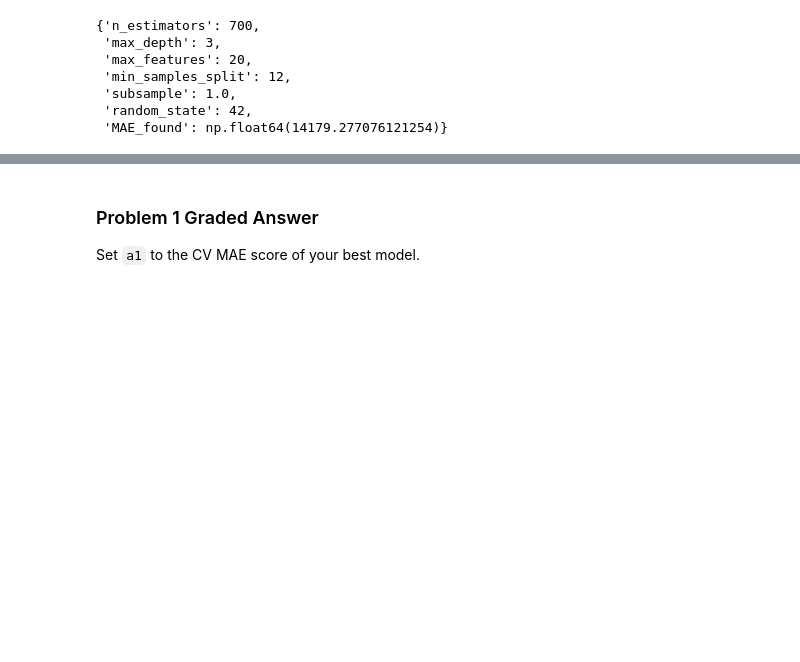
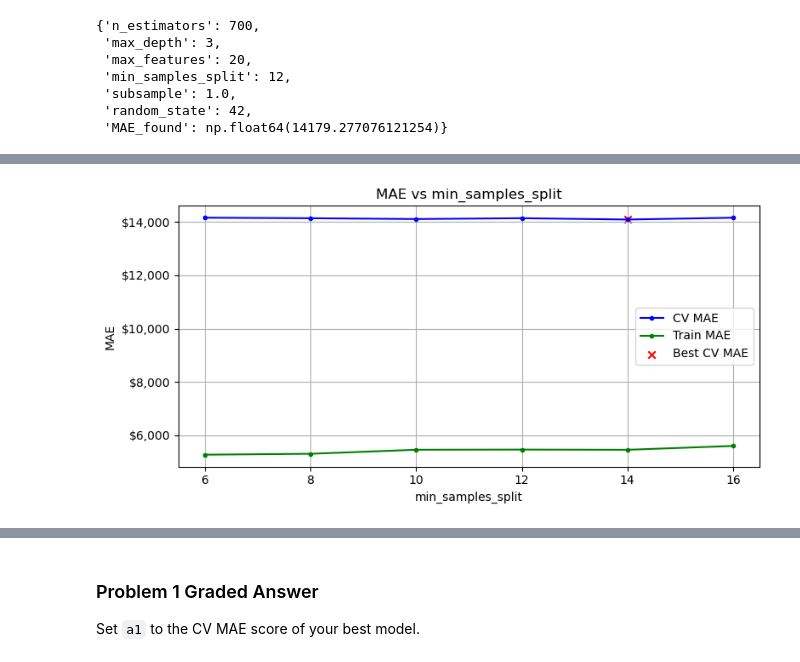
Before and after one commit to keshleem/dx603-homework7, a Jupyter notebook: Homework_07.ipynb, the cells around one changed output, grey strips where cells are left out. Saved outputs shown, nothing was run; the diff lists cells and outputs as text; code cells hidden in the pictures; blank space fills up the shorter version.

```diff
--- a/Homework_07.ipynb
+++ b/Homework_07.ipynb
@@ -694,0 +740,16 @@ Execution Time: 00:01:01
+# %%
+min_samples_range = list(range(6, 18, 2))
+
+Params_GB = sweep_parameter(
+  model=GradientBoostingRegressor,
+  Parameters=Params_GB,
+  param='min_samples_split',
+  parameter_list=min_samples_range,
+  X_train=X_train,
+  y_train=y_train,
+  verbose=True,
+  n_repeats=3,
+  n_jobs=-1
+)
+# %% [output]
+[figure, added]
```
Also changed, not shown: parts of 22 cells of this notebook.
